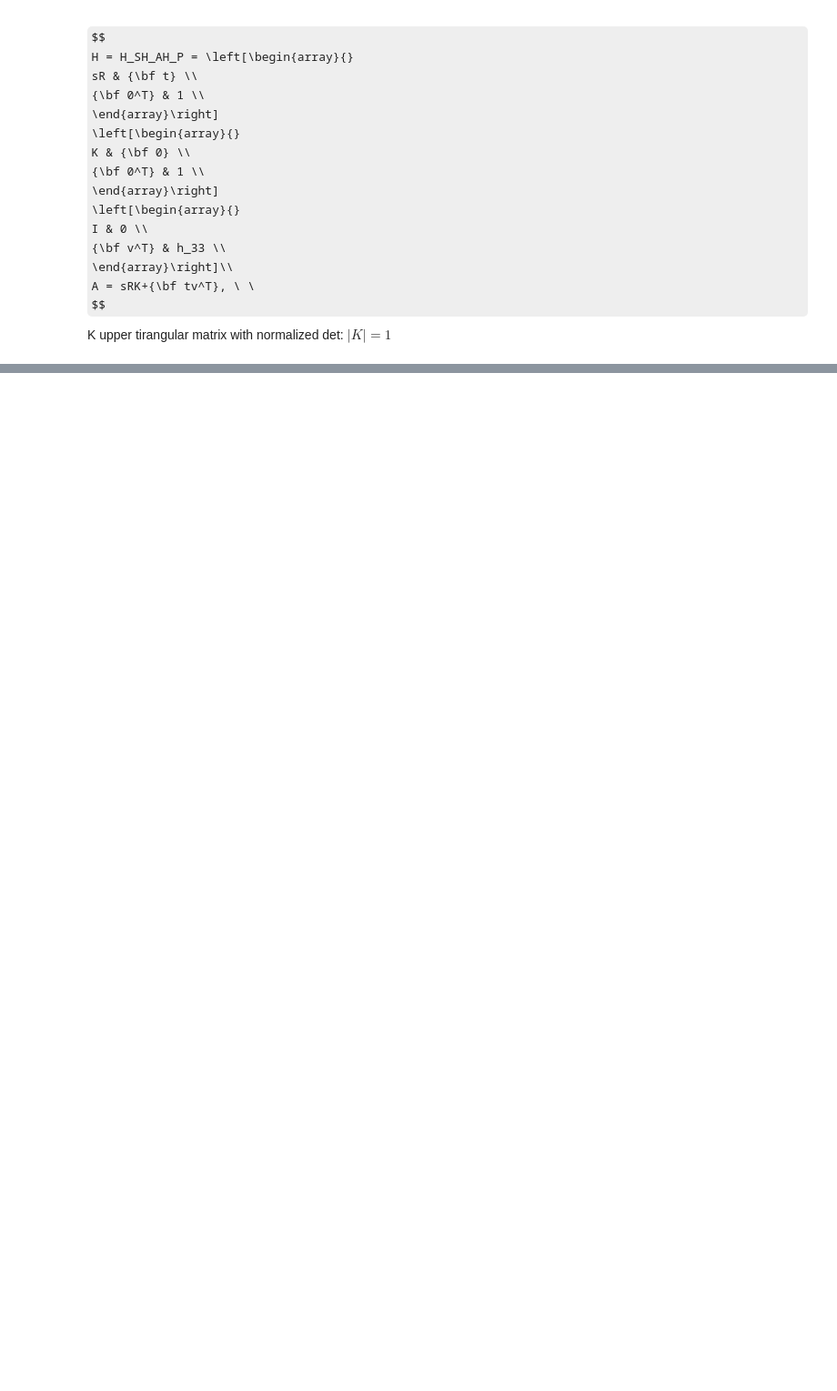
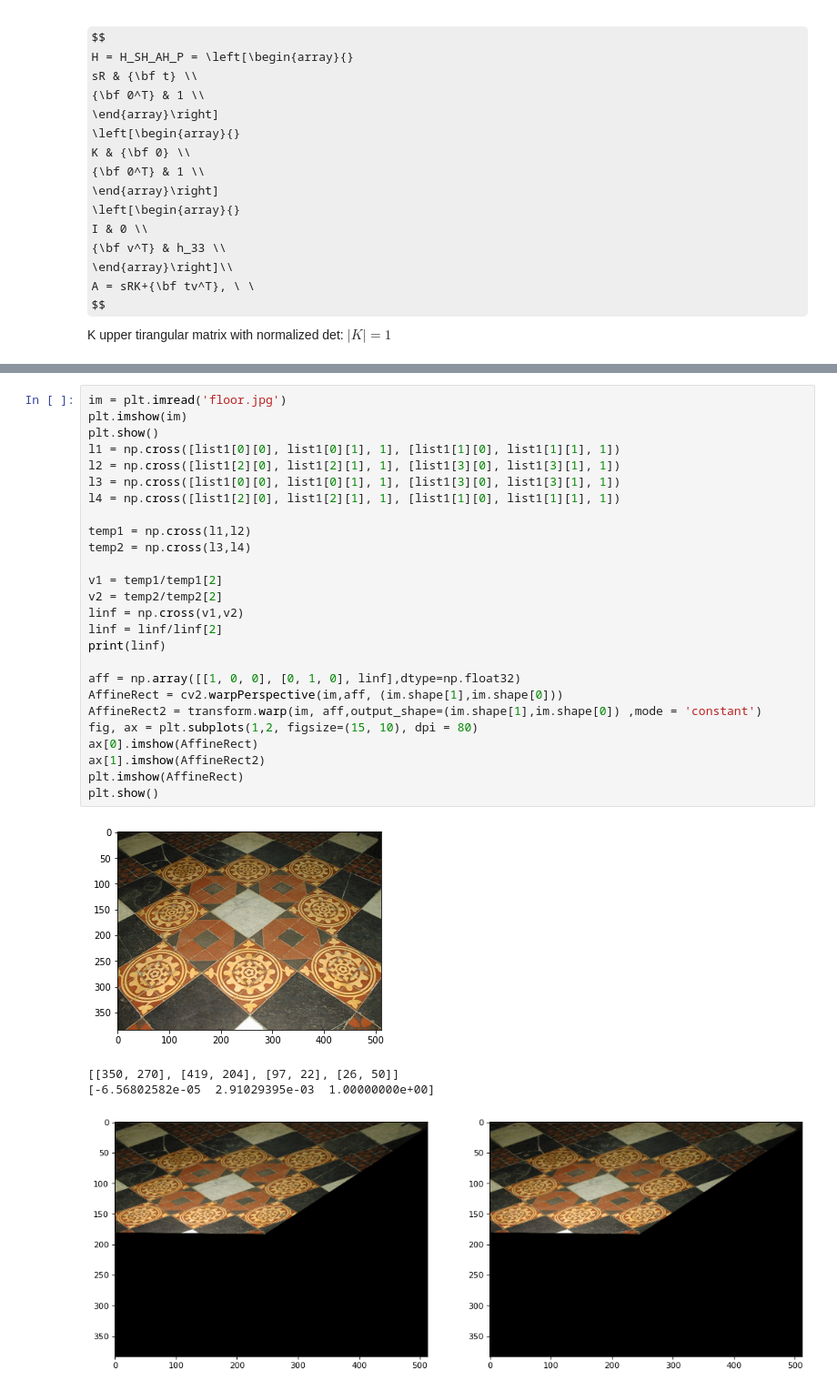
Before and after one commit to yehper/computer-vision-summary, a Jupyter notebook: CV1.ipynb, the cells around one changed output, grey strips where cells are left out. Shown at 91% size. Cells and saved outputs as stored; diff of their text form; some formulas as TeX source; blank space fills up the shorter version.

```diff
--- a/CV1.ipynb
+++ b/CV1.ipynb
@@ -399,0 +480,31 @@ $$Cross(x_1,x_2,x_3,x_4) = \frac{|x_1x_2||x_3x_4|}{|x_1x_3||x_2x_4|}$$
+# %%
+im = plt.imread('floor.jpg')
+plt.imshow(im)
+plt.show()
+l1 = np.cross([list1[0][0], list1[0][1], 1], [list1[1][0], list1[1][1], 1])
+l2 = np.cross([list1[2][0], list1[2][1], 1], [list1[3][0], list1[3][1], 1])
+l3 = np.cross([list1[0][0], list1[0][1], 1], [list1[3][0], list1[3][1], 1])
+l4 = np.cross([list1[2][0], list1[2][1], 1], [list1[1][0], list1[1][1], 1])
+
+temp1 = np.cross(l1,l2)
+temp2 = np.cross(l3,l4)
+
+v1 = temp1/temp1[2]
+v2 = temp2/temp2[2]
+linf = np.cross(v1,v2)
+linf = linf/linf[2]
+print(linf)
+
+aff = np.array([[1, 0, 0], [0, 1, 0], linf],dtype=np.float32)
+AffineRect = cv2.warpPerspective(im,aff, (im.shape[1],im.shape[0]))
+AffineRect2 = transform.warp(im, aff,output_shape=(im.shape[1],im.shape[0]) ,mode = 'constant')
+fig, ax = plt.subplots(1,2, figsize=(15, 10), dpi = 80)
+ax[0].imshow(AffineRect)
+ax[1].imshow(AffineRect2)
+plt.imshow(AffineRect)
+plt.show()
+# %% [output]
+[figure, added]
+[[350, 270], [419, 204], [97, 22], [26, 50]]
+[-6.56802582e-05  2.91029395e-03  1.00000000e+00]
+[figure, added]
```
Also changed, not shown: parts of 7 cells of this notebook, 2 other files.
